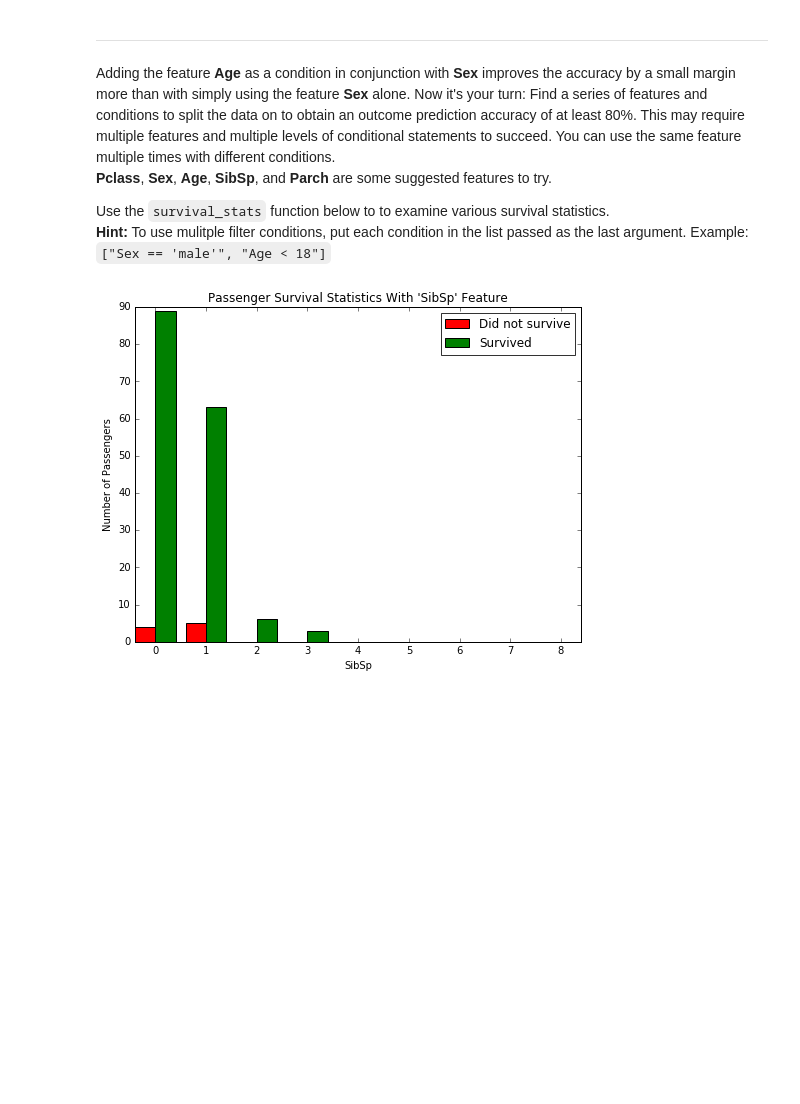
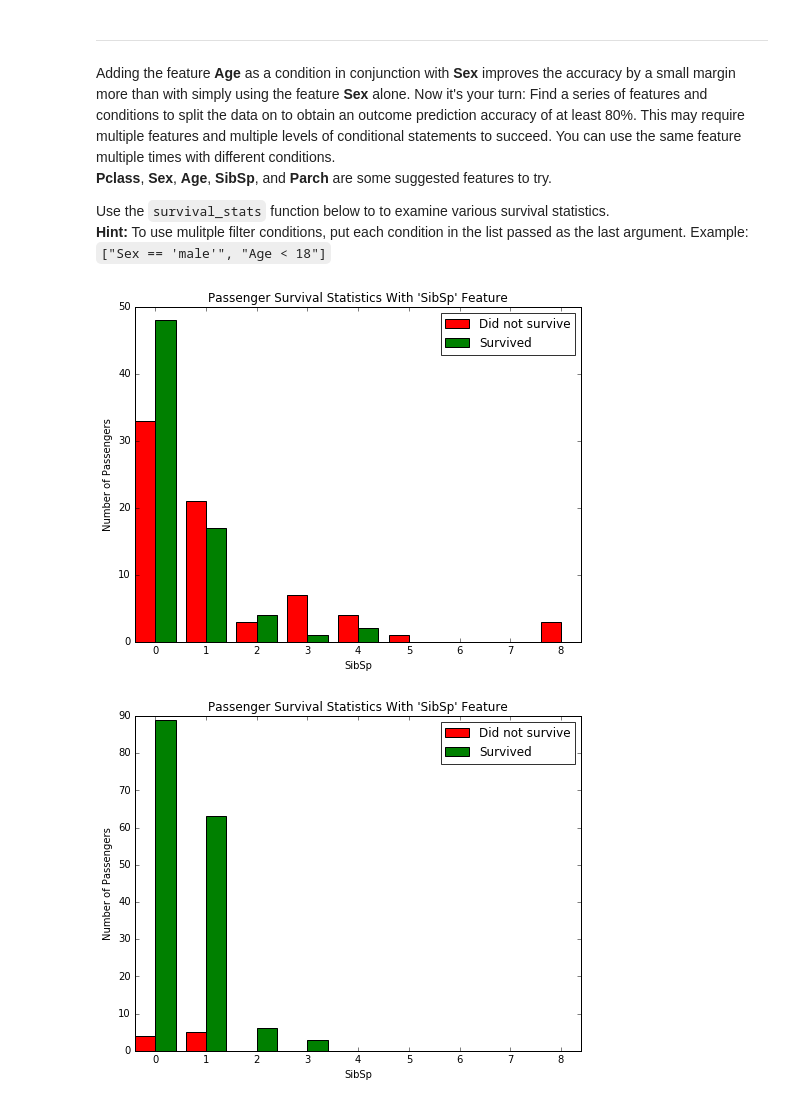
Before and after one commit to BananuhBeatDown/titanic_survival_exploration, a Jupyter notebook: titanic_survival_exploration.ipynb, the cells around one changed output. Saved outputs shown, nothing was run; the diff lists cells and outputs as text; code cells hidden in the pictures; blank space fills up the shorter version.

```diff
--- a/titanic_survival_exploration.ipynb
+++ b/titanic_survival_exploration.ipynb
@@ -215,6 +215,10 @@ Adding the feature **Age** as a condition in conjunction with **Sex** improves t
 
 Use the `survival_stats` function below to to examine various survival statistics.
 **Hint:** To use mulitple filter conditions, put each condition in the list passed as the last argument. Example: `["Sex == 'male'", "Age < 18"]`
+# %%
+vs.survival_stats(data, outcomes, 'SibSp', ["Sex == 'female'", "Pclass == 3"])
+# %% [output]
+[figure, added]
 # %%
 vs.survival_stats(data, outcomes, 'SibSp', ["Sex == 'female'", "Pclass < 3"])
 # %% [output]
```
Also changed, not shown: parts of 4 cells of this notebook, 1 other file.
